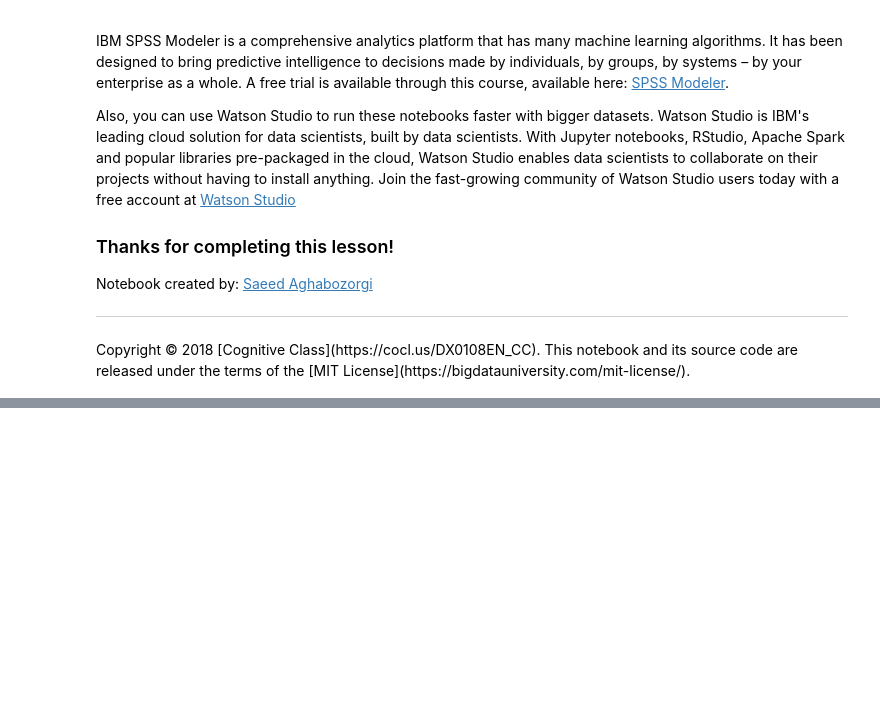
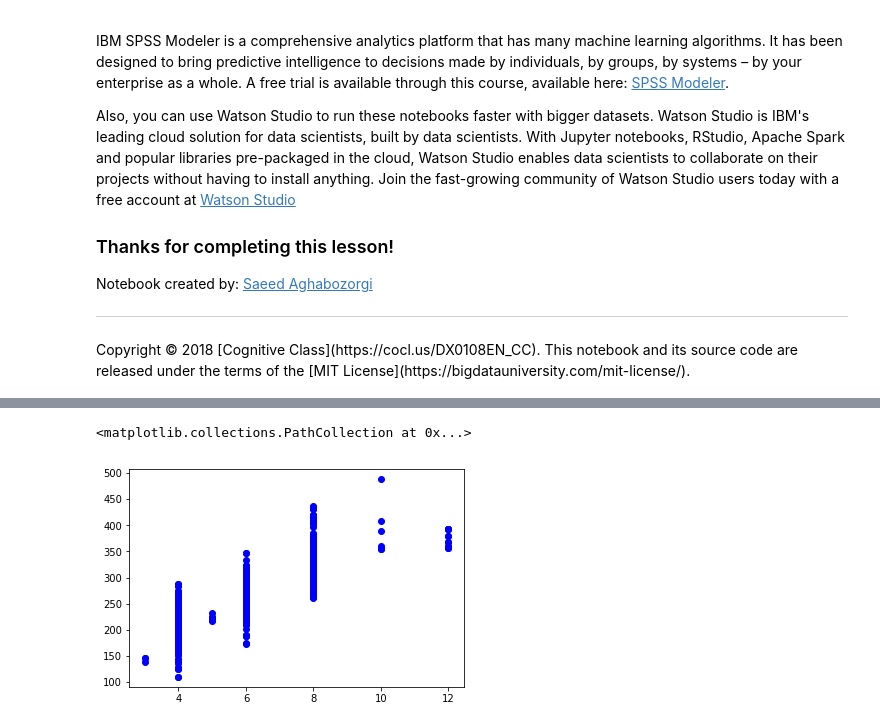
Before and after one commit to retuyu88/digitalentkominfo, a Jupyter notebook: Copy_of_ML0101EN_Reg_Simple_Linear_Regression_[ok].ipynb, the cells around one changed output, grey strips where cells are left out. Saved outputs shown, nothing was run; the diff lists cells and outputs as text; code cells hidden in the pictures; blank space fills up the shorter version.

```diff
--- a/Copy_of_ML0101EN_Reg_Simple_Linear_Regression_[ok].ipynb
+++ b/Copy_of_ML0101EN_Reg_Simple_Linear_Regression_[ok].ipynb
@@ -295,0 +268,5 @@ Copyright &copy; 2018 [Cognitive Class](https://cocl.us/DX0108EN_CC). This noteb
+# %%
+plt.scatter(train.CYLINDERS, train.CO2EMISSIONS,  color='blue')
+# %% [output]
+<matplotlib.collections.PathCollection at 0x...>
+[figure, added]
```
Also changed, not shown: parts of 14 cells of this notebook.
